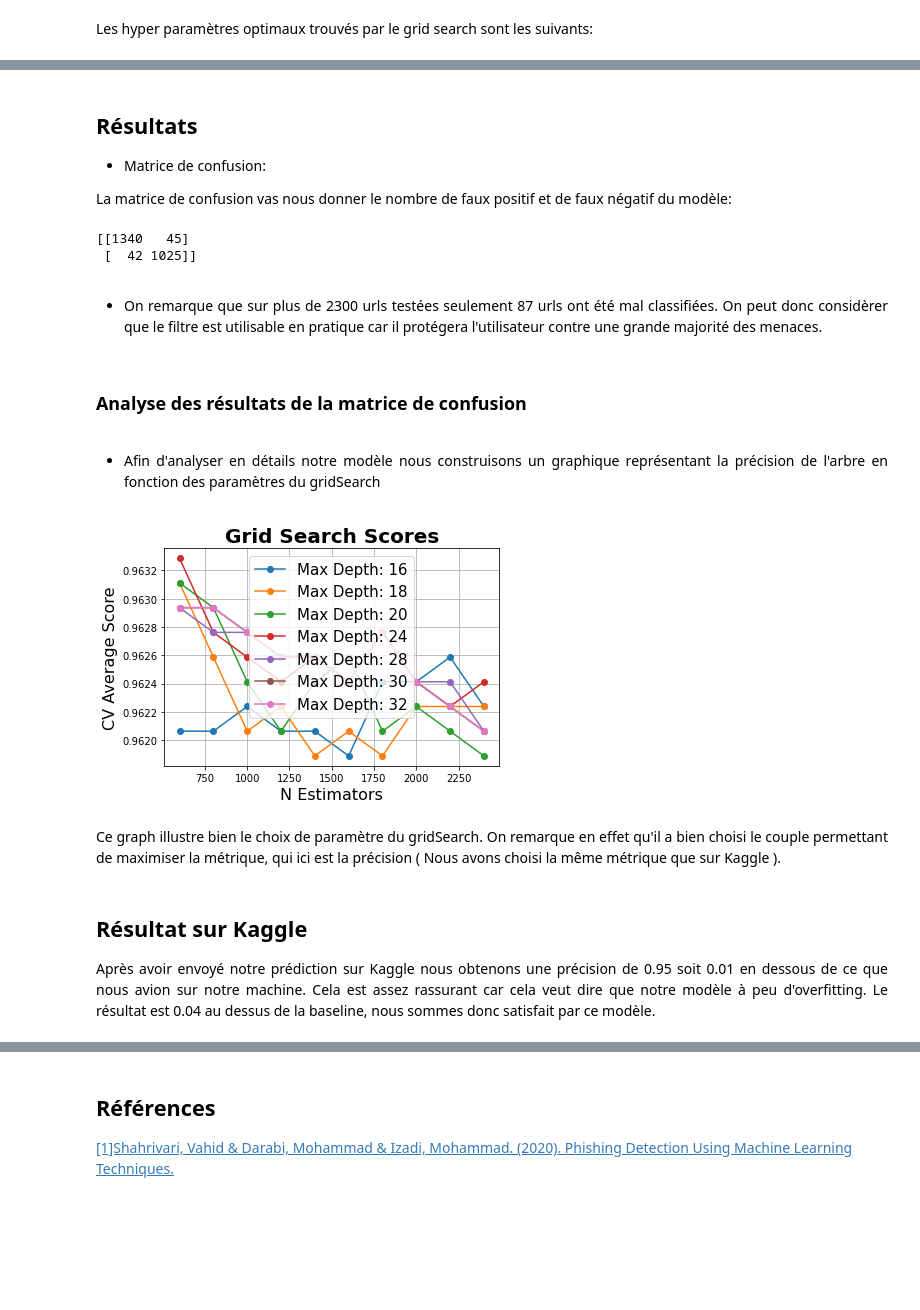
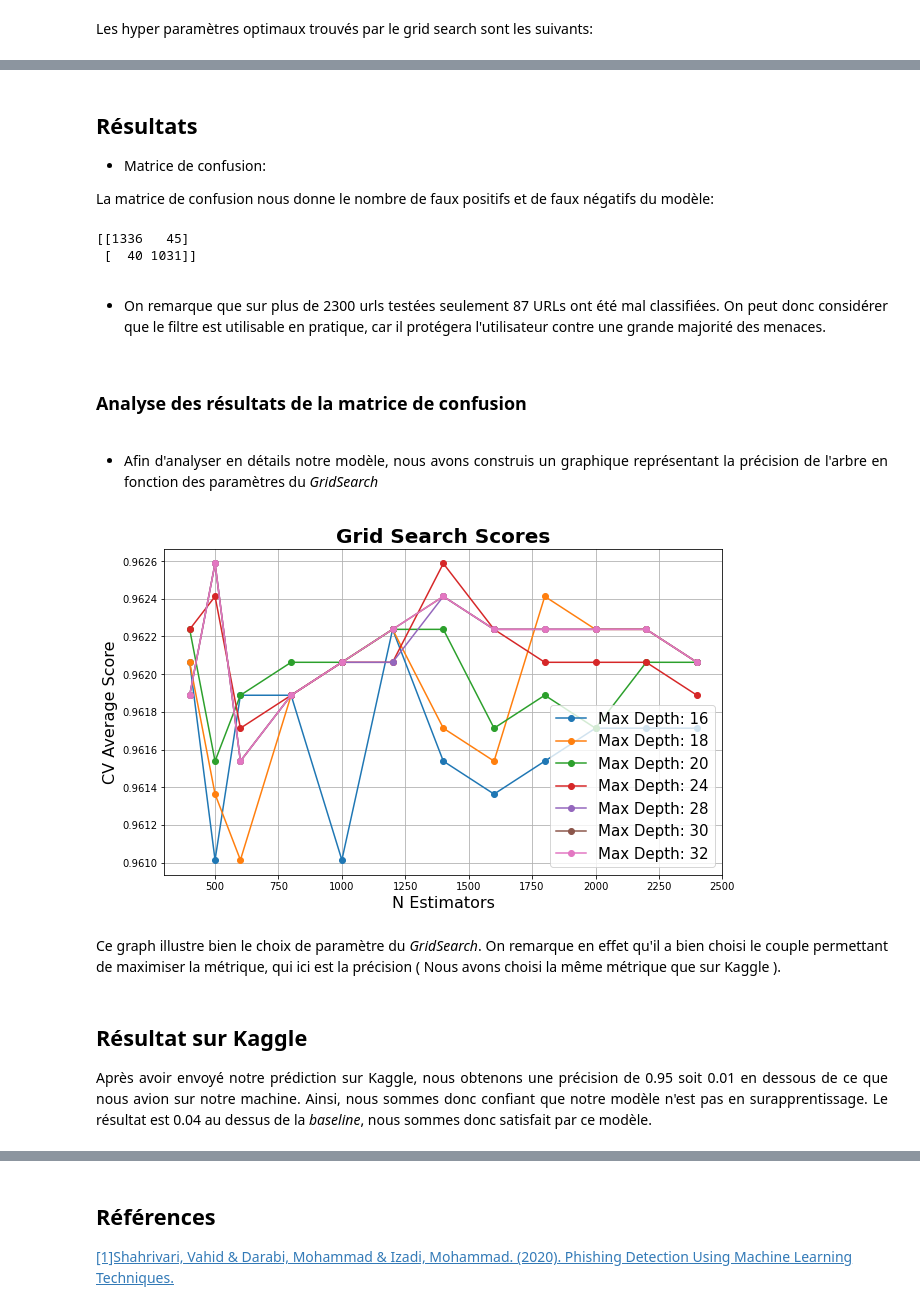
Before and after one commit to ManuSerp/INF8215-TP2, a Jupyter notebook: fishing/TP3.ipynb, the cells around one changed output, grey strips where cells are left out. Drawn from its saved outputs; the diff is of its cells as text; code cells hidden in the pictures; blank space fills up the shorter version.

```diff
--- a/fishing/TP3.ipynb
+++ b/fishing/TP3.ipynb
@@ -25,6 +25,9 @@ from sklearn.model_selection import train_test_split, GridSearchCV
 from sklearn.metrics import confusion_matrix
 from sklearn.preprocessing import normalize
 # Make NumPy printouts easier to read.
+fig, ax = plt.subplots()
+ax.set_title("Matrice de corrélation initiale", fontsize=20, fontweight='bold')
+fig.set_size_inches(10, 6)
 np.set_printoptions(precision=3, suppress=True)
 df2 = pd.read_csv("train.csv", header=0)
 corr_matrix = df2.corr()
@@ -74,6 +77,9 @@ def build_set(path):
     x = normalize(x, axis=0)
     y = df["status"].map({'legitimate': 0, 'phishing': 1})
     corr_matrix = df2[selected_columns].corr()
+    fig2, ax2 = plt.subplots()
+    fig2.set_size_inches(10, 6)
+    ax2.set_title("Matrice de corrélation après nettoyage", fontsize=20, fontweight='bold')
     sns.heatmap(corr_matrix, annot=True)
     plt.show()
     return x, y
@@ -115,7 +121,7 @@ x_train, x_test, y_train, y_test = train_test_split(
 # %%
 grid = {
     'n_estimators': [400,500,600, 800, 1000, 1200, 1400, 1600, 1800, 2000, 2200, 2400],
-    'max_features': ['sqrt','log2'],
+    'max_features': ['sqrt'],
     'max_depth': [16, 18, 20, 24, 28, 30, 32],
     'random_state': [18]
 }
@@ -157,50 +163,51 @@ Accuracy:  0.9645187601957586
 
 - Matrice de confusion:
 
-La matrice de confusion vas nous donner le nombre de faux positif et de faux négatif du modèle:
+La matrice de confusion nous donne le nombre de faux positifs et de faux négatifs du modèle:
 # %%
 #code matrice de confusion
 print(confusion_matrix(filter(y_test), prediction))
 # %% [output]
-[[1340   45]
- [  42 1025]]
+[[1336   45]
+ [  40 1031]]
 # %% [markdown]
-- <p style="text-align:justify;">On remarque que sur plus de 2300 urls testées seulement 87 urls ont été mal classifiées. On peut donc considèrer que le filtre est utilisable en pratique car il protégera l'utilisateur contre une grande majorité des menaces.</p>
+- <p style="text-align:justify;">On remarque que sur plus de 2300 urls testées seulement 87 URLs ont été mal classifiées. On peut donc considérer que le filtre est utilisable en pratique, car il protégera l'utilisateur contre une grande majorité des menaces.</p>
 # %% [markdown]
 ### Analyse des résultats de la matrice de confusion
 # %% [markdown]
-- <p style="text-align:justify;">Afin d'analyser en détails notre modèle nous construisons un graphique représentant la précision de l'arbre en fonction des paramètres du gridSearch</p>
+- <p style="text-align:justify;">Afin d'analyser en détails notre modèle, nous avons construis un graphique représentant la précision de l'arbre en fonction des paramètres du <i>GridSearch</i></p>
 # %%
 def plot_grid_search(cv_results, grid_param_1, grid_param_2, name_param_1, name_param_2):
     # Get Test Scores Mean and std for each grid search
     scores_mean = cv_results['mean_test_score']
     scores_mean = np.array(scores_mean).reshape(len(grid_param_2), len(grid_param_1))
 
     scores_sd = cv_results['std_test_score']
     scores_sd = np.array(scores_sd).reshape(len(grid_param_2), len(grid_param_1))
 
     # Plot Grid search scores
-    _, ax = plt.subplots(1, 1)
+    fig, ax = plt.subplots(1, 1)
+    fig.set_size_inches(10, 6)
 
     # Param1 is the X-axis, Param 2 is represented as a different curve (color line)
     for idx, val in enumerate(grid_param_2):
         ax.plot(grid_param_1, scores_mean[idx, :], '-o', label=name_param_2 + ': ' + str(val))
 
     ax.set_title("Grid Search Scores", fontsize=20, fontweight='bold')
     ax.set_xlabel(name_param_1, fontsize=16)
     ax.set_ylabel('CV Average Score', fontsize=16)
     ax.legend(loc="best", fontsize=15)
     ax.grid('on')
     plt.show()
 plot_grid_search(CV_rfr.cv_results_, grid['n_estimators'], grid['max_depth'], 'N Estimators', 'Max Depth')
 # %% [output]
-[figure, old version]
+[figure, new version]
 # %% [markdown]
-<p style="text-align:justify;">Ce graph illustre bien le choix de paramètre du gridSearch. On remarque en effet qu'il a bien choisi le couple permettant de maximiser la métrique, qui ici est la précision ( Nous avons choisi la même métrique que sur Kaggle ).</p>
+<p style="text-align:justify;">Ce graph illustre bien le choix de paramètre du <i>GridSearch</i>. On remarque en effet qu'il a bien choisi le couple permettant de maximiser la métrique, qui ici est la précision ( Nous avons choisi la même métrique que sur Kaggle ).</p>
 # %% [markdown]
 ## Résultat sur Kaggle
 
-<p style="text-align:justify;">Après avoir envoyé notre prédiction sur Kaggle nous obtenons une précision de 0.95 soit 0.01 en dessous de ce que nous avion sur notre machine. Cela est assez rassurant car cela veut dire que notre modèle à peu d'overfitting. Le résultat est 0.04 au dessus de la baseline, nous sommes donc satisfait par ce modèle.</p>
+<p style="text-align:justify;">Après avoir envoyé notre prédiction sur Kaggle, nous obtenons une précision de 0.95 soit 0.01 en dessous de ce que nous avion sur notre machine. Ainsi, nous sommes donc confiant que notre modèle n'est pas en surapprentissage. Le résultat est 0.04 au dessus de la <i>baseline</i>, nous sommes donc satisfait par ce modèle.</p>
 # %% [markdown]
 ## Discussion
 
```
Also changed, not shown: parts of 12 cells of this notebook, 1 other file.
